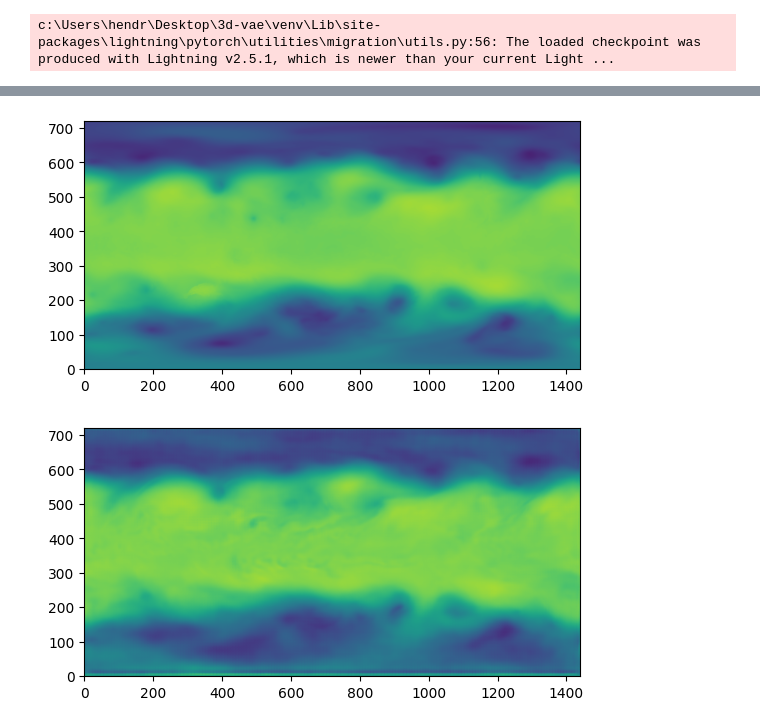
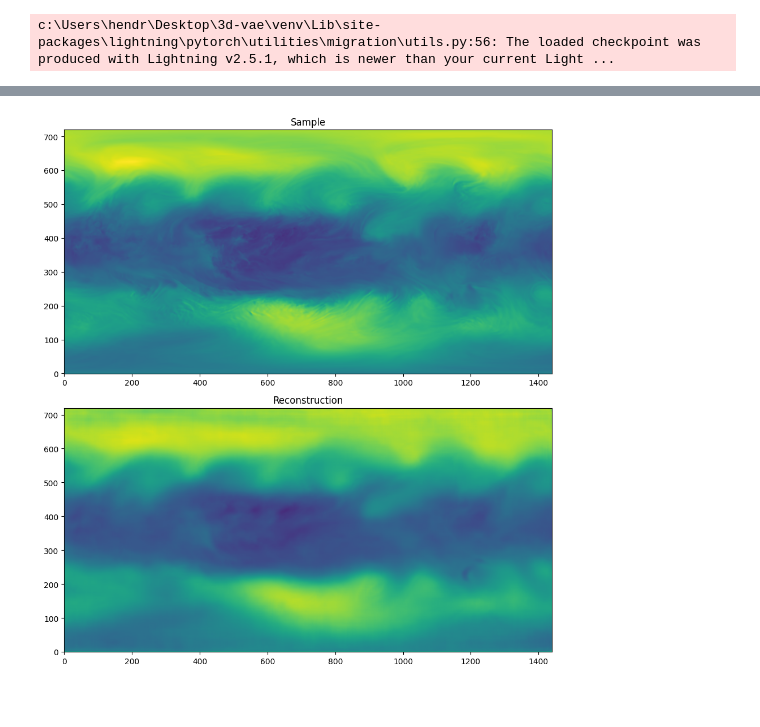
Before and after one commit to HendricSch/3d-vae, a Jupyter notebook: inference.ipynb, the cells around one changed output, grey strips where cells are left out. Drawn from its saved outputs; the diff is of its cells as text; code cells hidden in the pictures; blank space fills up the shorter version.

```diff
--- a/inference.ipynb
+++ b/inference.ipynb
@@ -13,8 +13,8 @@ with open("configs/autoencoder/kl-f8.yaml", "r") as f:
 
 device = "cpu"
 
-model = Autoencoder.load_from_checkpoint(
-    "checkpoints/vae-kl-f8-step=102500.ckpt", config=config, strict=False).to(device)
+model : Autoencoder = Autoencoder.load_from_checkpoint(
+    "checkpoints/vae-kl-f8-rmse-disc-2-step=5000-z500=93.ckpt", config=config, strict=False).to(device)
 
 model.eval()
 
@@ -39,20 +51,28 @@ plt.imshow(geo[50].T, origin="lower")
 # %%
 geo_sample = sample.cpu()
 geo_rec = rec.cpu()
 
 # geo_sample = torch.nn.functional.interpolate(geo_sample, (240, 120))
 # geo_rec = torch.nn.functional.interpolate(geo_rec, (240, 120))
 
-geo_sample = geo_sample.squeeze().numpy()[51]
-geo_rec = geo_rec.squeeze().numpy()[51]
+geo_sample = geo_sample.squeeze().numpy()[5]
+geo_rec = geo_rec.squeeze().numpy()[5]
 
-plt.figure()
-plt.imshow(geo_sample.T, origin="lower", vmin=-2.5, vmax=2)
-plt.figure()
-plt.imshow(geo_rec.T, origin="lower", vmin=-2.5, vmax=2)
+# plt.figure()
+# plt.imshow(geo_sample.T, origin="lower", vmin=-2.5, vmax=2)
+# plt.figure()
+# plt.imshow(geo_rec.T, origin="lower", vmin=-2.5, vmax=2)
+
+# make 1x2 grid
+fig, axs = plt.subplots(2, 1, figsize=(10, 10))
+axs[0].imshow(geo_sample.T, origin="lower", vmin=-2.5, vmax=2)
+axs[0].set_title("Sample")
+axs[1].imshow(geo_rec.T, origin="lower", vmin=-2.5, vmax=2)
+axs[1].set_title("Reconstruction")
+
+plt.tight_layout()
 
 plt.show()
 # %% [output]
-[figure, old version]
+[figure, new version]
-[figure, removed]
 # %%
```
Also changed, not shown: parts of 8 cells of this notebook, 4 other files.
